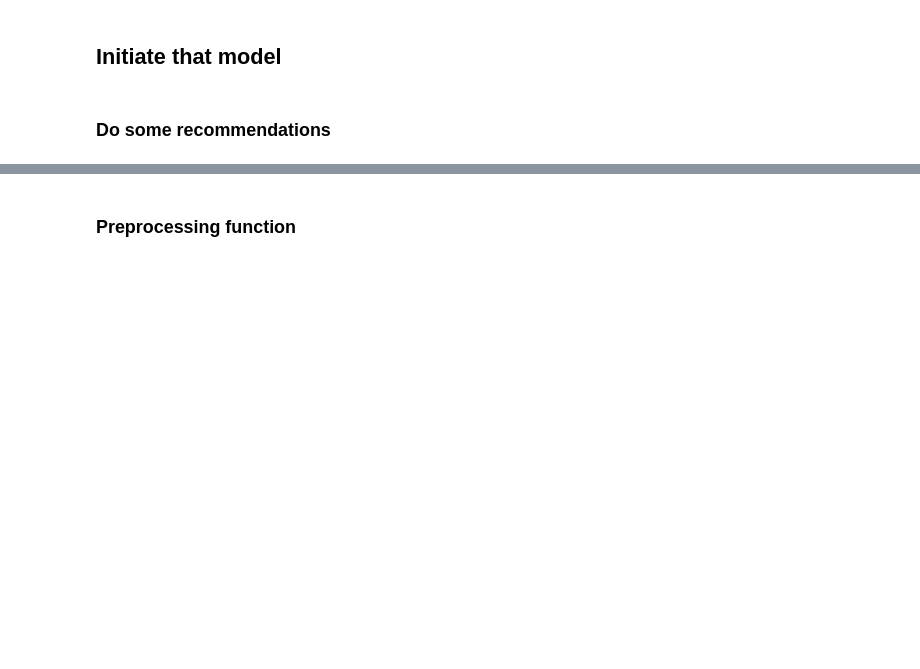
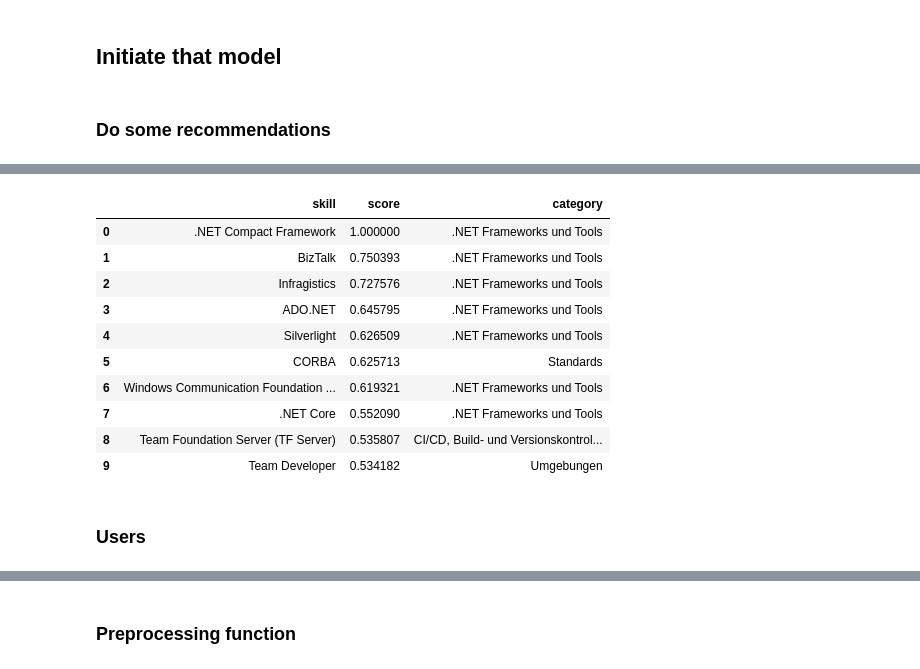
Before and after one commit to maximizer36/DS_AP, a Jupyter notebook: AP_binary_implicit_lib2.ipynb, the cells around one changed output, grey strips where cells are left out. Cells and saved outputs as stored; diff of their text form; code cells hidden in the pictures; blank space fills up the shorter version.

```diff
--- a/AP_binary_implicit_lib2.ipynb
+++ b/AP_binary_implicit_lib2.ipynb
@@ -177,8 +177,6 @@ pd.DataFrame.sparse.from_spmatrix(data_skills_csr_weighted, columns=data_skills.
 | 402 | 0.0 | 5.106524 | 2.192339 | 0.000000 | 0.000000 | 0.000000 | 0.0 | 0.0 | ... |
 | 403 | 0.0 | 0.000000 | 0.000000 | 0.000000 | 3.083168 | 0.000000 | 0.0 | 0.0 | ... |
 404 rows × 735 columns
-# %%
-df = df.drop(columns=["category"])
 # %%
 data = df
 data.head(5)
@@ -407,3 +422,6 @@ train_mat, test_mat = implicit.evaluation.train_test_split(data_best, train_perc
 model_best.fit(train_mat)
 # %% [markdown]
 ### Do some recommendations
+# %%
+data_categories = data[["skill","category"]].drop_duplicates()
+data_categories.head(5)
@@ -454,0 +601,19 @@ recommendations_df.merge(data_best_user_id, on = "skill", how = "left").rename(c
+# %%
+skill_id, sim = model_best.similar_items(0, N=10)
+# display the results using pandas for nicer formatting
+simularity_df  = pd.DataFrame({"skill": matrix.columns[skill_id], "score": sim})
+simularity_df.merge(data_categories, how = "left", left_on = "skill", right_on = "skill")
+# %% [output]
+|  | skill | score | category |
+| 0 | .NET Compact Framework | 1.000000 | .NET Frameworks und Tools |
+| 1 | BizTalk | 0.750393 | .NET Frameworks und Tools |
+| 2 | Infragistics | 0.727576 | .NET Frameworks und Tools |
+| 3 | ADO.NET | 0.645795 | .NET Frameworks und Tools |
+| 4 | Silverlight | 0.626509 | .NET Frameworks und Tools |
+| 5 | CORBA | 0.625713 | Standards |
+| 6 | Windows Communication Foundation ... | 0.619321 | .NET Frameworks und Tools |
+| 7 | .NET Core | 0.552090 | .NET Frameworks und Tools |
+| 8 | Team Foundation Server (TF Server) | 0.535807 | CI/CD, Build- und Versionskontrol... |
+| 9 | Team Developer | 0.534182 | Umgebungen |
+# %% [markdown]
+### Users
```
Also changed, not shown: parts of 32 cells of this notebook.
